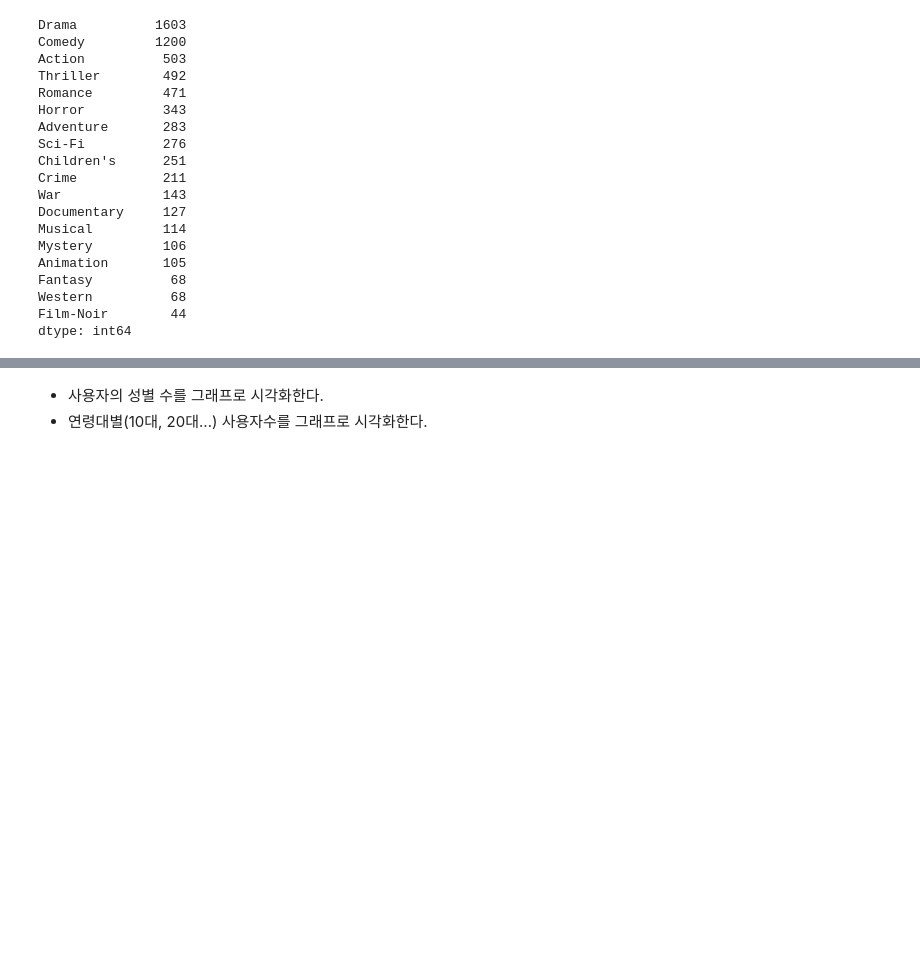
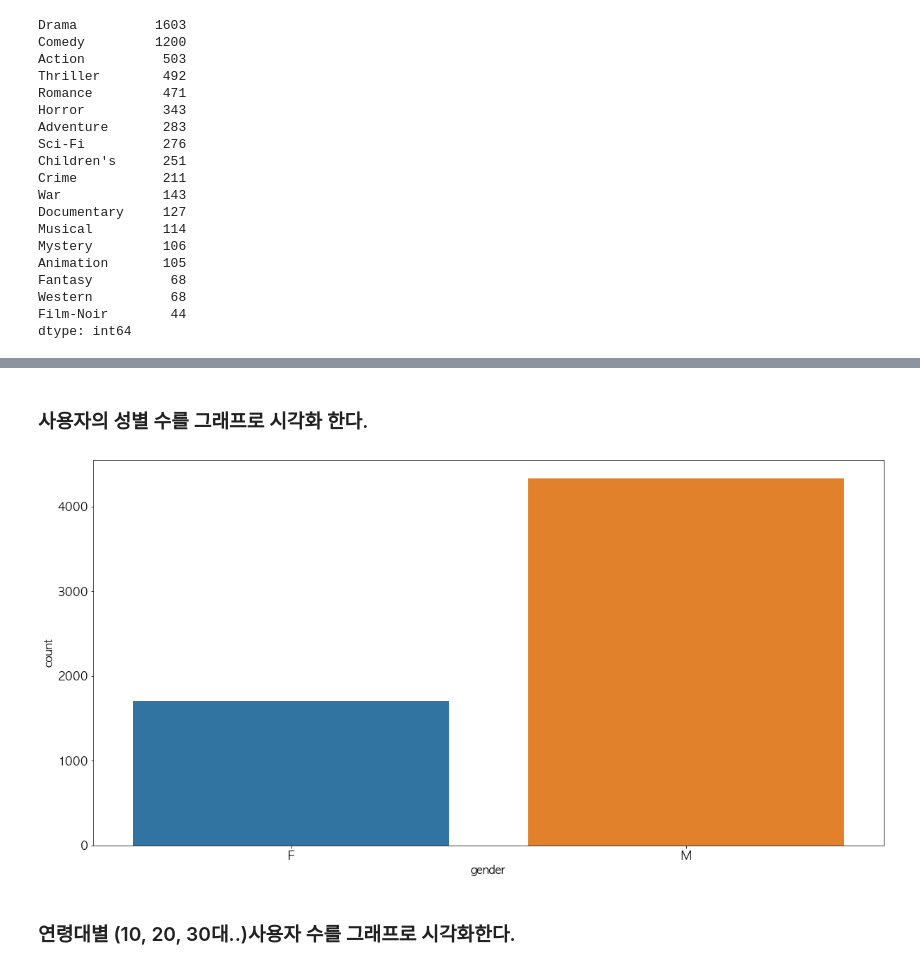
Before and after one commit to amyhyolee/ai-workspace, a Jupyter notebook: 03_데이터분석실습/16_영화 평점 데이터 분석.ipynb, the cells around one changed output, grey strips where cells are left out. Drawn from its saved outputs; the diff is of its cells as text; code cells hidden in the pictures; blank space fills up the shorter version.

```diff
--- a/03_데이터분석실습/16_영화 평점 데이터 분석.ipynb
+++ b/03_데이터분석실습/16_영화 평점 데이터 분석.ipynb
@@ -417,3 +421,9 @@ plt.show()
 # %% [markdown]
-- 사용자의 성별 수를 그래프로 시각화한다.
-- 연령대별(10대, 20대...) 사용자수를 그래프로 시각화한다.
+### 사용자의 성별 수를 그래프로 시각화 한다.
+# %%
+sns.countplot(data=user_data, x='gender')
+plt.show()
+# %% [output]
+[figure, added]
+# %% [markdown]
+### 연령대별 (10, 20, 30대..)사용자 수를 그래프로 시각화한다.
```
Also changed, not shown: parts of 54 cells of this notebook, 11 other files.
